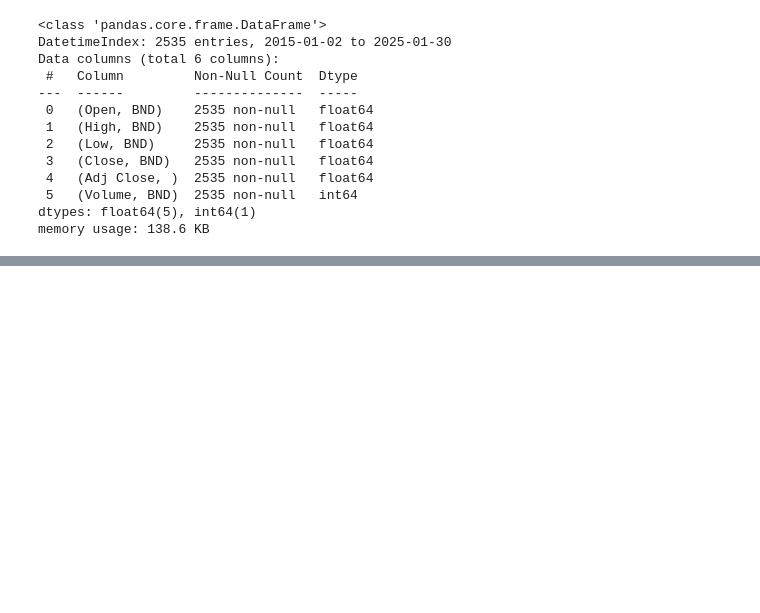
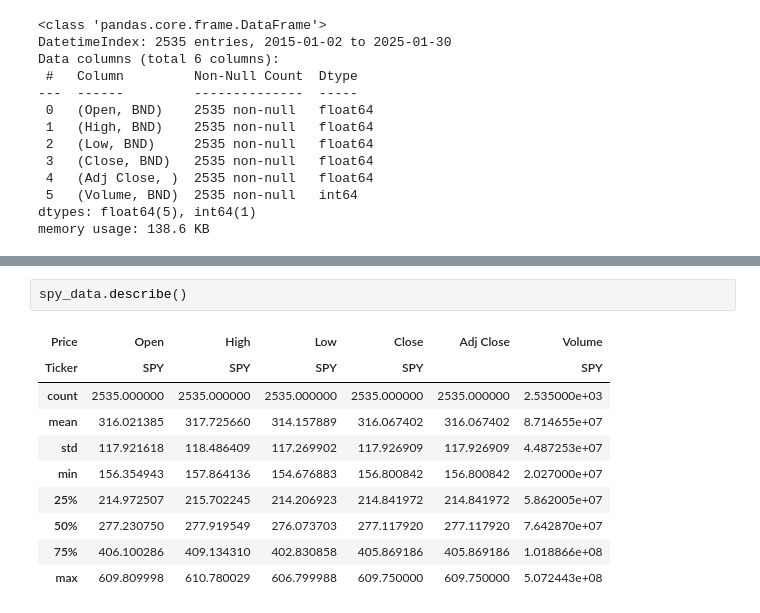
Before and after one commit to hanaDemma/Time-Series-Forecasting-for-Portfolio-Management-Optimization, a Jupyter notebook: notebooks/portfolioManagement.ipynb, the cells around one changed output, grey strips where cells are left out. Drawn from its saved outputs; the diff is of its cells as text; blank space fills up the shorter version.

```diff
--- a/notebooks/portfolioManagement.ipynb
+++ b/notebooks/portfolioManagement.ipynb
@@ -164,0 +192,13 @@ memory usage: 138.6 KB
+# %%
+spy_data.describe()
+# %% [output]
+| Price | Open | High | Low | Close | Adj Close | Volume |
+| Ticker | SPY | SPY | SPY | SPY |  | SPY |
+| count | 2535.000000 | 2535.000000 | 2535.000000 | 2535.000000 | 2535.000000 | 2.535000e+03 |
+| mean | 316.021385 | 317.725660 | 314.157889 | 316.067402 | 316.067402 | 8.714655e+07 |
+| std | 117.921618 | 118.486409 | 117.269902 | 117.926909 | 117.926909 | 4.487253e+07 |
+| min | 156.354943 | 157.864136 | 154.676883 | 156.800842 | 156.800842 | 2.027000e+07 |
+| 25% | 214.972507 | 215.702245 | 214.206923 | 214.841972 | 214.841972 | 5.862005e+07 |
+| 50% | 277.230750 | 277.919549 | 276.073703 | 277.117920 | 277.117920 | 7.642870e+07 |
+| 75% | 406.100286 | 409.134310 | 402.830858 | 405.869186 | 405.869186 | 1.018866e+08 |
+| max | 609.809998 | 610.780029 | 606.799988 | 609.750000 | 609.750000 | 5.072443e+08 |
```
Also changed, not shown: parts of 6 cells of this notebook.
